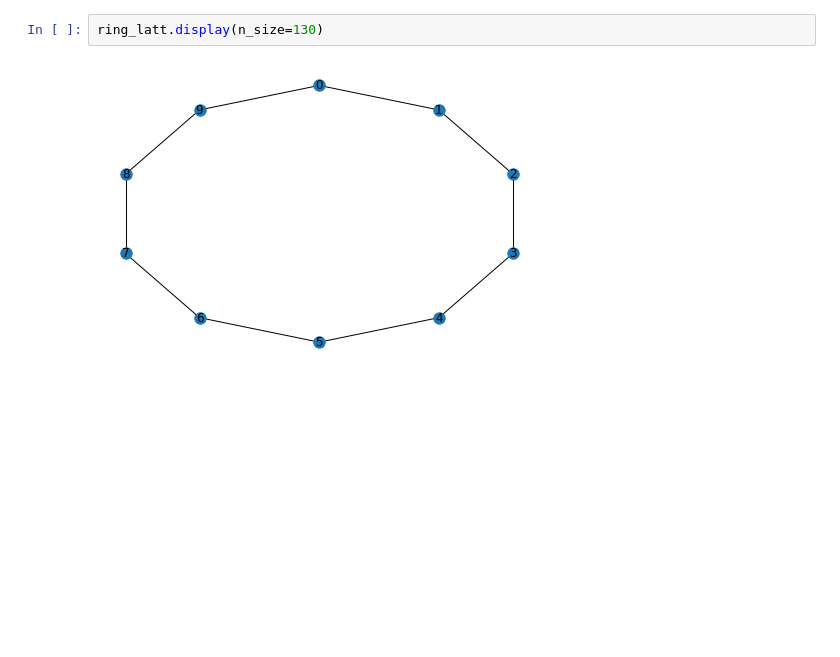
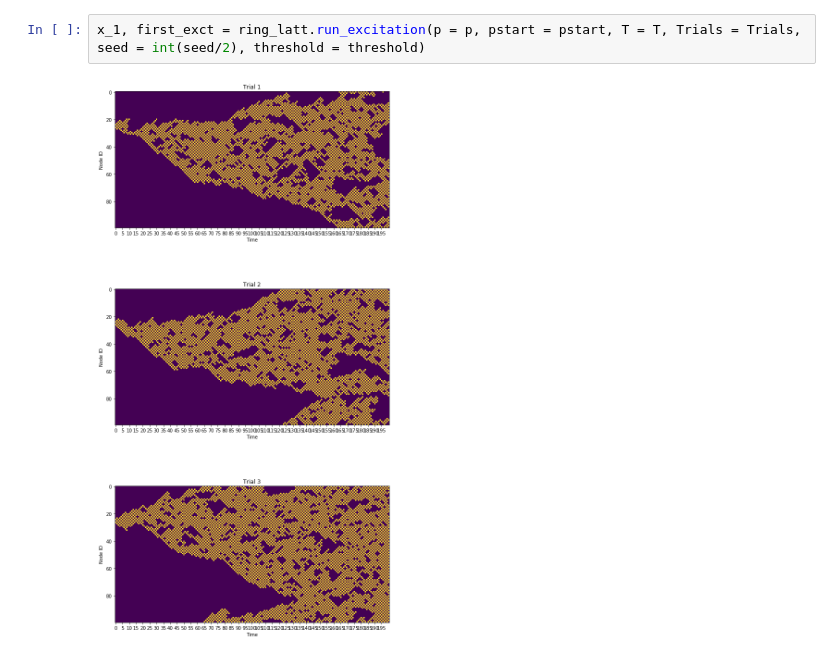
Before and after one commit to ulgenklc/Complex-Contagions, a Jupyter notebook: Excitations_python/geometric_network.ipynb, the cells around one changed output. Cells and saved outputs as stored; diff of their text form; blank space fills up the shorter version.

```diff
--- a/Excitations_python/geometric_network.ipynb
+++ b/Excitations_python/geometric_network.ipynb
@@ -80,4 +198,4 @@ twoD_latt.display(labels= False)
-# %%
-ring_latt.display(n_size=130)
-# %% [output]
-[figure, removed]
+# %%
+x_1, first_exct = ring_latt.run_excitation(p = p, pstart = pstart, T = T, Trials = Trials, seed = int(seed/2), threshold = threshold)
+# %% [output]
+[figure, added]
```
Also changed, not shown: parts of 7 cells of this notebook, 1 other file.
